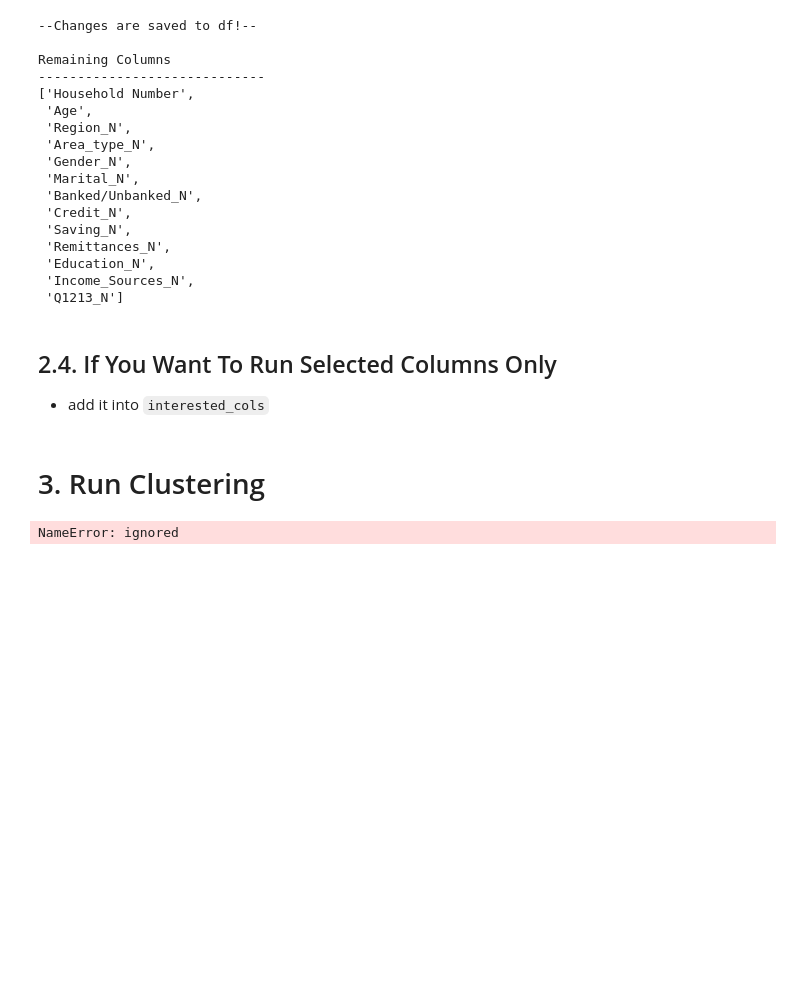
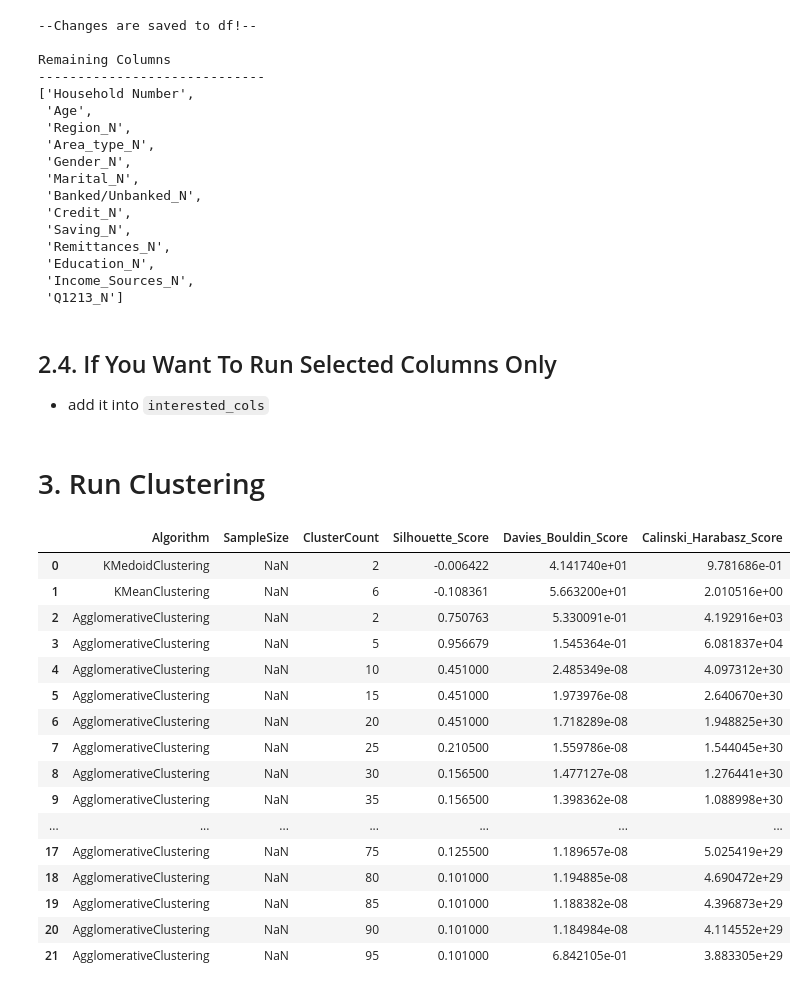
Before and after one commit to OmdenaAI/omdena-ghana-creditworthiness, a Jupyter notebook: src/tasks/task-4-unsupervised-clustering/Unsupervised_Learning.ipynb, the cells around one changed output. Drawn from its saved outputs; the diff is of its cells as text; code cells hidden in the pictures; blank space fills up the shorter version.

```diff
--- a/src/tasks/task-4-unsupervised-clustering/Unsupervised_Learning.ipynb
+++ b/src/tasks/task-4-unsupervised-clustering/Unsupervised_Learning.ipynb
@@ -458,9 +458,9 @@ new_cols = [f'PCA_{col}' for col in range(len(df_clustering.columns))]
 #@title ## 3.2. Choose metrics and algorithm to be run.
 
 #@markdown __Clustering Algorithms__
-KMedoid_Clustering = False #@param {type:"boolean"}
+KMedoid_Clustering = True #@param {type:"boolean"}
 KMean_Clustering = True #@param {type:"boolean"}
-Agglomerative_Clustering = False #@param {type:"boolean"}
+Agglomerative_Clustering = True #@param {type:"boolean"}
 Spectral_Clustering = False #@param {type:"boolean"}
 DBSCAN_ = False #@param {type:"boolean"}
 
@@ -539,31 +539,47 @@ def KMeanClustering(X, kmin=2, n_clusters=11):
 for algo in algorithm_list:
     if 'AgglomerativeClustering' in algo:
         for i in np.arange(0, max_clusters, 5):
             if i == 0: i = 2
             cluster = AgglomerativeClustering(n_clusters=i, affinity='cosine', linkage='complete')
             cluster.fit_predict(df_normed.to_numpy())
             metrics =  get_metrics(df_normed.to_numpy(), cluster.labels_, metrics_list)
             clustering_list.append([algo] + [np.nan] + [i] + metrics)
     elif 'DBSCAN' in algo:
         for samples in np.arange(0, 30, 5):
             cluster = DBSCAN(eps=eps, min_samples = samples)
             cluster.fit_predict(df_normed.to_numpy())
             metrics = get_metrics(df_normed.to_numpy(), cluster.labels_, metrics_list)
             clustering_list.append([algo] + [samples] + [pd.Series(cluster.labels_).nunique()] + metrics)
     elif 'SpectralClustering' in algo:
         for i in np.arange(0, max_clusters, 5):
             if i == 0: i = 2
             cluster = SpectralClustering(n_clusters=i, assign_labels="discretize", random_state=0)
             cluster.fit_predict(df_normed.to_numpy())
             metrics =  get_metrics(df_normed.to_numpy(), cluster.labels_, metrics_list)
             clustering_list.append([algo] + [np.nan] + [i] + metrics)
     else:
         cluster = eval(f'{algo}(df_normed.to_numpy(), n_clusters=max_clusters)')
         metrics =  get_metrics(df_normed.to_numpy(), pd.Series(cluster).to_numpy(), metrics_list)
         no_clusters = pd.Series(cluster).nunique()
         clustering_list.append([algo]  + [np.nan] + [no_clusters] + metrics)
 
 display(pd.DataFrame(clustering_list, index=None, columns=['Algorithm', 'SampleSize','ClusterCount']+metrics_list))
 # cluster = _KMedoidClustering(df_normed.to_numpy(), 1, 100)
 # %% [output]
-NameError: ignored
+|  | Algorithm | SampleSize | ClusterCount | Silhouette_Score | Davies_Bouldin_Score | Calinski_Harabasz_Score |
+| 0 | KMedoidClustering | NaN | 2 | -0.006422 | 4.141740e+01 | 9.781686e-01 |
+| 1 | KMeanClustering | NaN | 6 | -0.108361 | 5.663200e+01 | 2.010516e+00 |
+| 2 | AgglomerativeClustering | NaN | 2 | 0.750763 | 5.330091e-01 | 4.192916e+03 |
+| 3 | AgglomerativeClustering | NaN | 5 | 0.956679 | 1.545364e-01 | 6.081837e+04 |
+| 4 | AgglomerativeClustering | NaN | 10 | 0.451000 | 2.485349e-08 | 4.097312e+30 |
+| 5 | AgglomerativeClustering | NaN | 15 | 0.451000 | 1.973976e-08 | 2.640670e+30 |
+| 6 | AgglomerativeClustering | NaN | 20 | 0.451000 | 1.718289e-08 | 1.948825e+30 |
+| 7 | AgglomerativeClustering | NaN | 25 | 0.210500 | 1.559786e-08 | 1.544045e+30 |
+| 8 | AgglomerativeClustering | NaN | 30 | 0.156500 | 1.477127e-08 | 1.276441e+30 |
+| 9 | AgglomerativeClustering | NaN | 35 | 0.156500 | 1.398362e-08 | 1.088998e+30 |
+| ... | ... | ... | ... | ... | ... | ... |
+| 17 | AgglomerativeClustering | NaN | 75 | 0.125500 | 1.189657e-08 | 5.025419e+29 |
+| 18 | AgglomerativeClustering | NaN | 80 | 0.101000 | 1.194885e-08 | 4.690472e+29 |
+| 19 | AgglomerativeClustering | NaN | 85 | 0.101000 | 1.188382e-08 | 4.396873e+29 |
+| 20 | AgglomerativeClustering | NaN | 90 | 0.101000 | 1.184984e-08 | 4.114552e+29 |
+| 21 | AgglomerativeClustering | NaN | 95 | 0.101000 | 6.842105e-01 | 3.883305e+29 |
```
